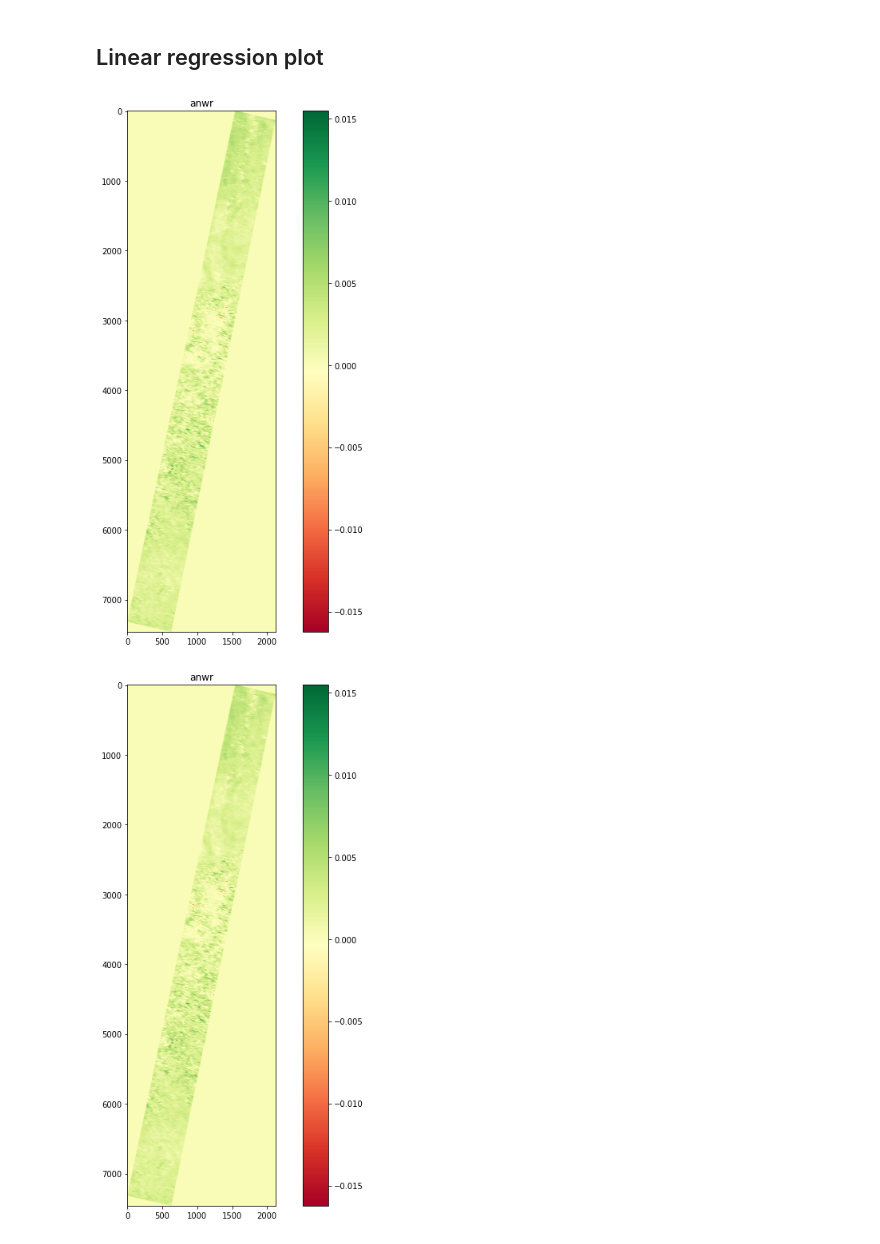
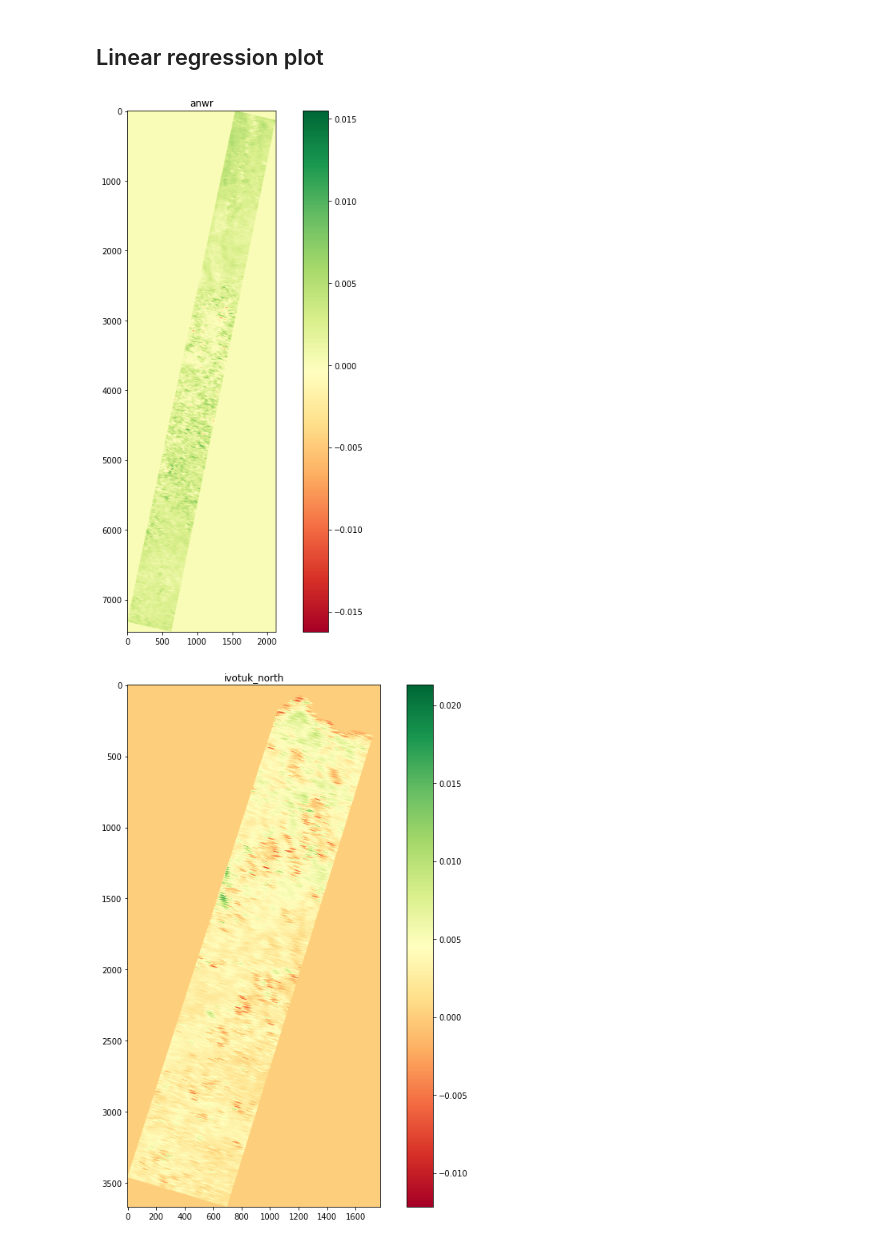
Before and after one commit to Aryal007/MODIS_NDVI_Alaska, a Jupyter notebook: 7_view_plots.ipynb, the cells around one changed output. Cells and saved outputs as stored; diff of their text form; code cells hidden in the pictures.

```diff
--- a/7_view_plots.ipynb
+++ b/7_view_plots.ipynb
@@ -182,16 +182,15 @@ for region in regions:
 ## Linear regression plot
 # %%
 for region in regions:
-    region = regions[0]
     df = pd.read_csv(f"./modis/final_numpy/{region}_linregress_df.csv")
     sample = np.load(f'./modis/tiffs_numpy/{region}/2002_02_18.npy').astype(np.float32)
     img = np.zeros_like(sample)
     img[img == 0] = np.nan
     img = img.flatten()
     location, values = np.asarray(df["location"]).astype(np.int32), np.asarray(df["slope"])
     img[location] = values
     img = np.reshape(img, sample.shape)
     show_fig(img, region)
 # %% [output]
 [figure]
-[figure, old version]
+[figure, new version]
```
Also changed, not shown: parts of 1 cell of this notebook.
